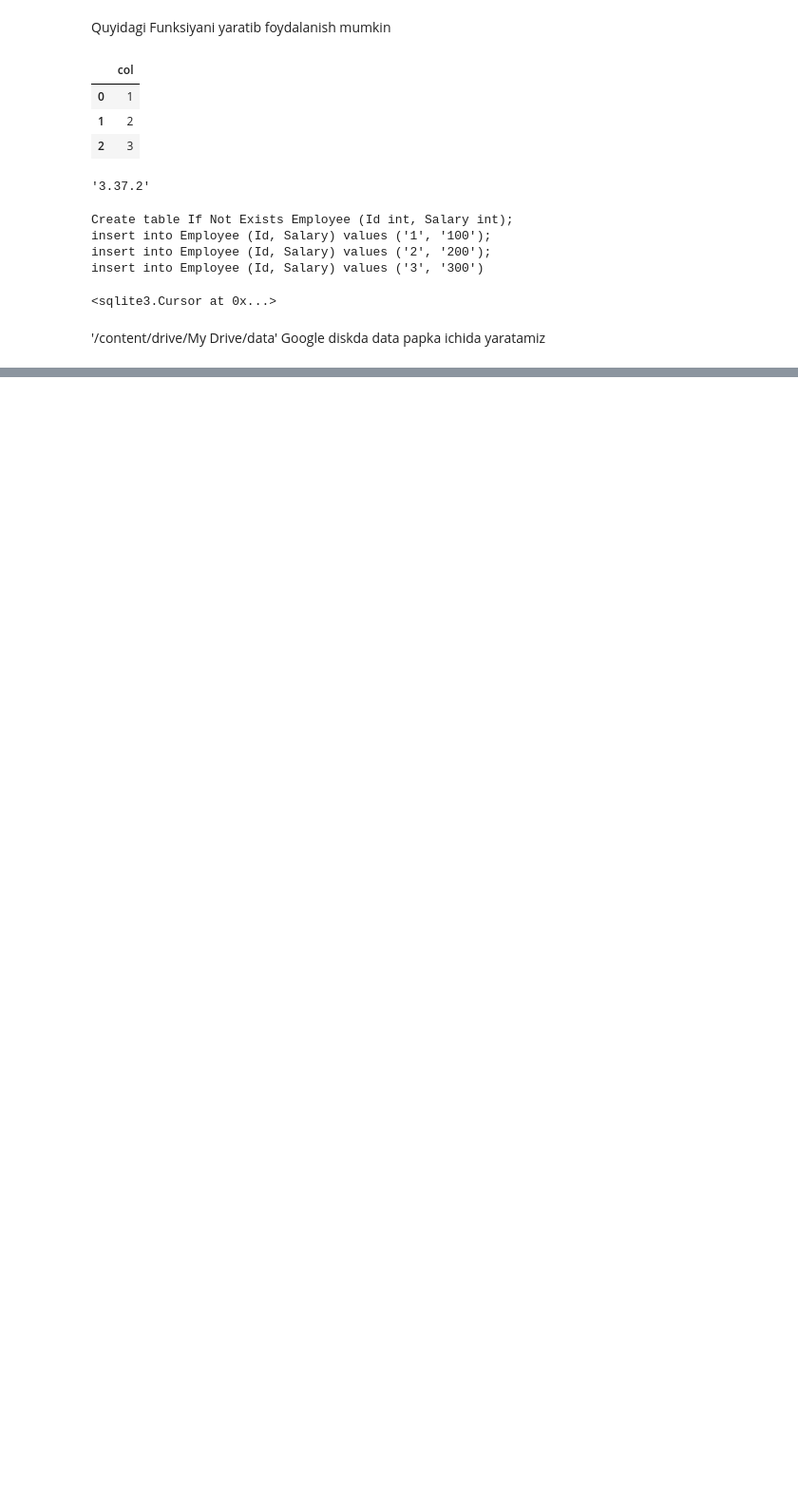
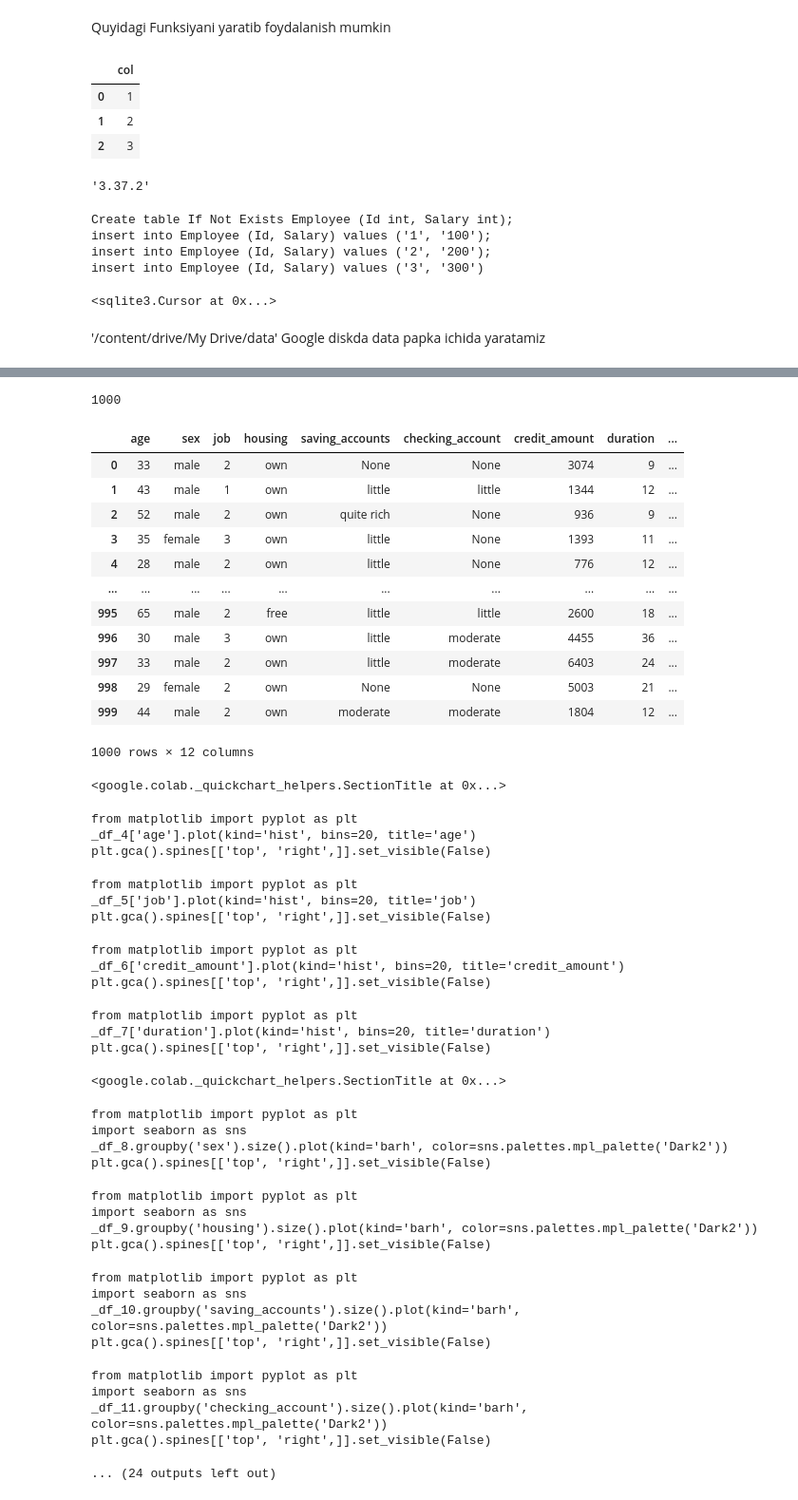
Before and after one commit to bakhodirabdullayevich/SQL_notebooks, a Jupyter notebook: SQLite3.ipynb, the cells around one changed output, grey strips where cells are left out. Shown at 95% size. Saved outputs shown, nothing was run; the diff lists cells and outputs as text; code cells hidden in the pictures; blank space fills up the shorter version.

```diff
--- a/SQLite3.ipynb
+++ b/SQLite3.ipynb
@@ -74,5 +74,5 @@ test.db
 # %%
-con = sqlite3.connect('/content/drive/My Drive/data/test.db')
+con = sqlite3.connect('test.db')
 # %% [markdown]
 # **Postgresql**
 [customer.elephantsql.com](https://) - kichik postgresql ma'lumotlar bazasini yaratib foydalanish mumkin
@@ -79,3 +85,0 @@ con = sqlite3.connect('/content/drive/My Drive/data/test.db')
-# %%
-from sqlalchemy import create_engine
-con = create_engine('postgresql+psycopg2://........')
@@ -81,0 +133,3 @@ con = create_engine('postgresql+psycopg2://........')
+# %%
+def select(sql):
+  return pd.read_sql(sql, con)
@@ -81,0 +138,53 @@ con = create_engine('postgresql+psycopg2://........')
+# %%
+df.to_sql('german_credit',con,index=False,if_exists='replace')
+# %% [output]
+1000
+# %%
+sql = '''select * from german_credit as t'''
+# %%
+select(sql)
+# %% [output]
+|  | age | sex | job | housing | saving_accounts | checking_account | credit_amount | duration | ... |
+| 0 | 33 | male | 2 | own | None | None | 3074 | 9 | ... |
+| 1 | 43 | male | 1 | own | little | little | 1344 | 12 | ... |
+| 2 | 52 | male | 2 | own | quite rich | None | 936 | 9 | ... |
+| 3 | 35 | female | 3 | own | little | None | 1393 | 11 | ... |
+| 4 | 28 | male | 2 | own | little | None | 776 | 12 | ... |
+| ... | ... | ... | ... | ... | ... | ... | ... | ... | ... |
+| 995 | 65 | male | 2 | free | little | little | 2600 | 18 | ... |
+| 996 | 30 | male | 3 | own | little | moderate | 4455 | 36 | ... |
+| 997 | 33 | male | 2 | own | little | moderate | 6403 | 24 | ... |
+| 998 | 29 | female | 2 | own | None | None | 5003 | 21 | ... |
+| 999 | 44 | male | 2 | own | moderate | moderate | 1804 | 12 | ... |
+1000 rows × 12 columns
+<google.colab._quickchart_helpers.SectionTitle at 0x...>
+from matplotlib import pyplot as plt
+_df_4['age'].plot(kind='hist', bins=20, title='age')
+plt.gca().spines[['top', 'right',]].set_visible(False)
+from matplotlib import pyplot as plt
+_df_5['job'].plot(kind='hist', bins=20, title='job')
+plt.gca().spines[['top', 'right',]].set_visible(False)
+from matplotlib import pyplot as plt
+_df_6['credit_amount'].plot(kind='hist', bins=20, title='credit_amount')
+plt.gca().spines[['top', 'right',]].set_visible(False)
+from matplotlib import pyplot as plt
+_df_7['duration'].plot(kind='hist', bins=20, title='duration')
+plt.gca().spines[['top', 'right',]].set_visible(False)
+<google.colab._quickchart_helpers.SectionTitle at 0x...>
+from matplotlib import pyplot as plt
+import seaborn as sns
+_df_8.groupby('sex').size().plot(kind='barh', color=sns.palettes.mpl_palette('Dark2'))
+plt.gca().spines[['top', 'right',]].set_visible(False)
+from matplotlib import pyplot as plt
+import seaborn as sns
+_df_9.groupby('housing').size().plot(kind='barh', color=sns.palettes.mpl_palette('Dark2'))
+plt.gca().spines[['top', 'right',]].set_visible(False)
+from matplotlib import pyplot as plt
+import seaborn as sns
+_df_10.groupby('saving_accounts').size().plot(kind='barh', color=sns.palettes.mpl_palette('Dark2'))
+plt.gca().spines[['top', 'right',]].set_visible(False)
+from matplotlib import pyplot as plt
+import seaborn as sns
+_df_11.groupby('checking_account').size().plot(kind='barh', color=sns.palettes.mpl_palette('Dark2'))
+plt.gca().spines[['top', 'right',]].set_visible(False)
+... (24 outputs left out)
```
Also changed, not shown: parts of 8 cells of this notebook.
